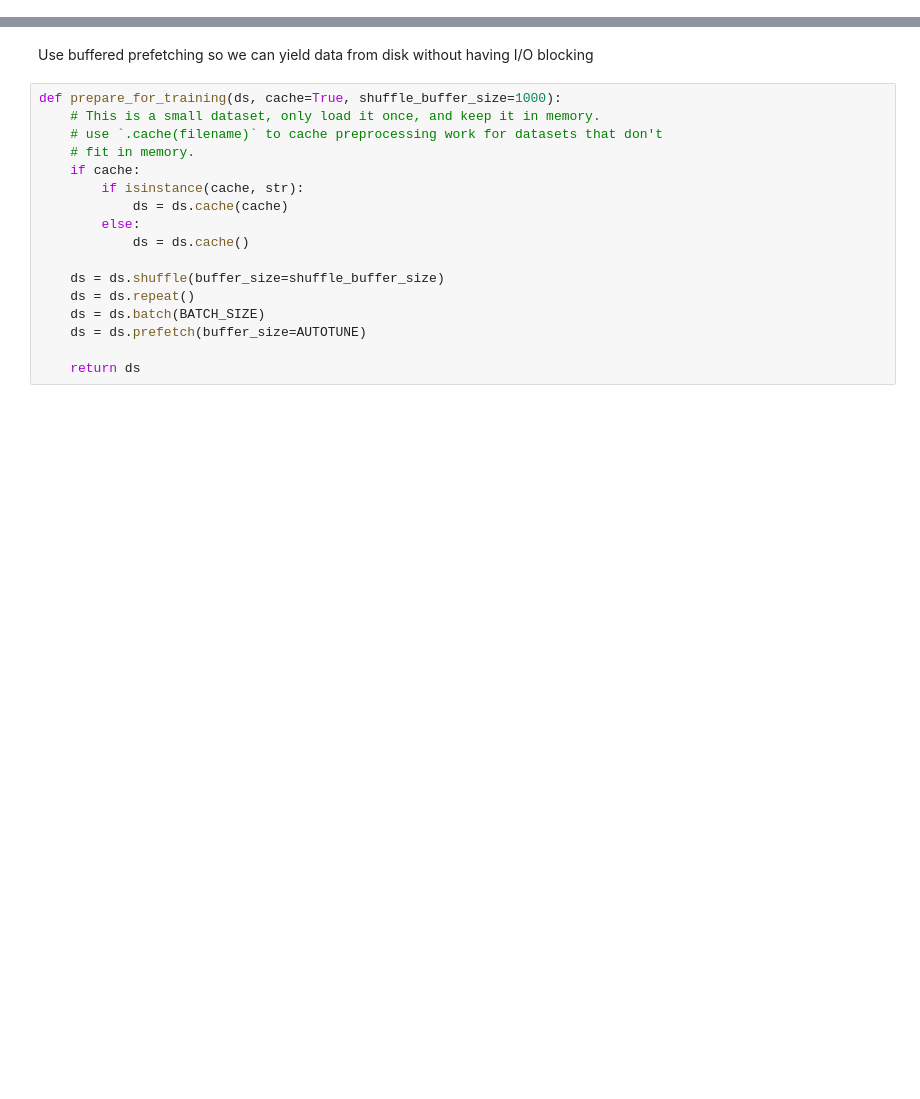
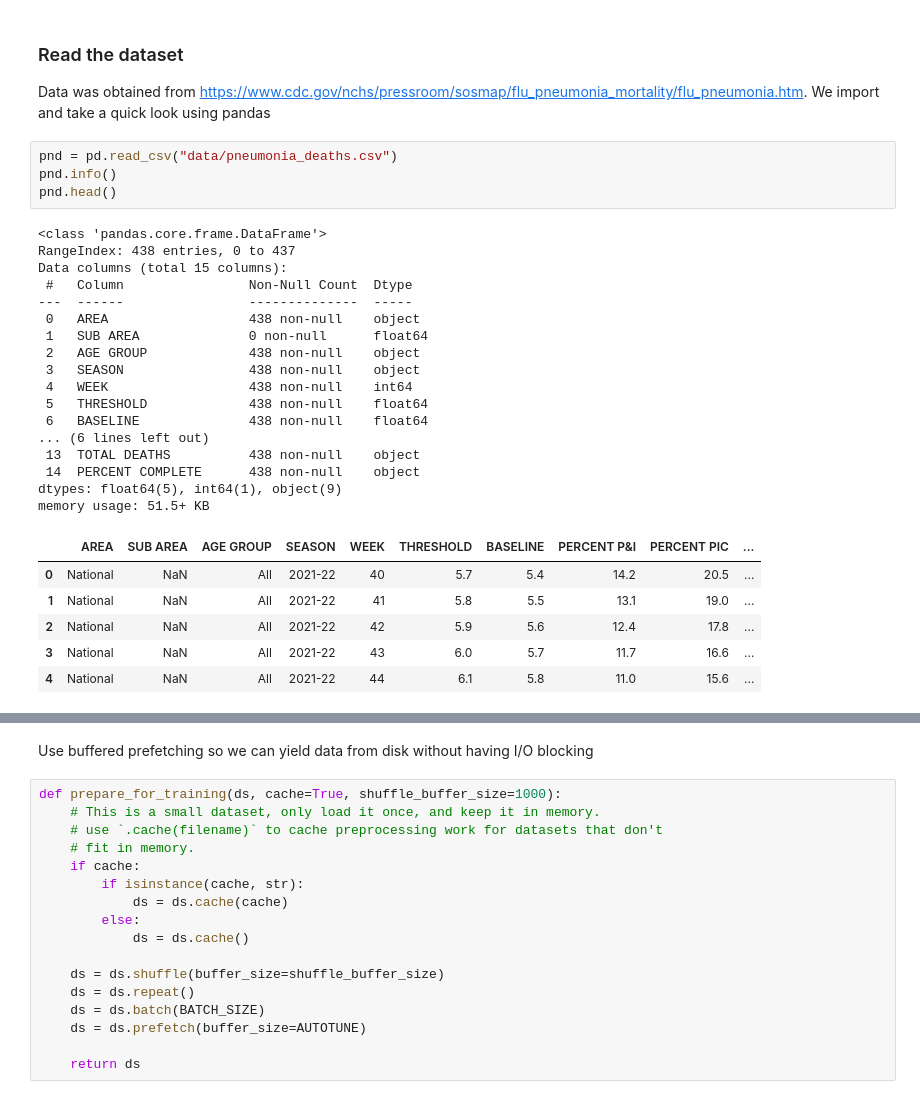
Before and after one commit to shaunsingh/xray-pneumonia-transfer-learning-edge-tpu, a Jupyter notebook: Pneumonia Detection on Edge TPU.ipynb, the cells around one changed output, grey strips where cells are left out. Drawn from its saved outputs; the diff is of its cells as text; blank space fills up the shorter version.

```diff
--- a/Pneumonia Detection on Edge TPU.ipynb
+++ b/Pneumonia Detection on Edge TPU.ipynb
@@ -25,0 +76,31 @@ Import Pneumonia Dataset (from google store for tpu) + set variables (batch, epo
+# %% [markdown]
+### Read the dataset
+Data was obtained from https://www.cdc.gov/nchs/pressroom/sosmap/flu_pneumonia_mortality/flu_pneumonia.htm. We import and take a quick look using pandas
+# %%
+pnd = pd.read_csv("data/pneumonia_deaths.csv")
+pnd.info()
+pnd.head()
+# %% [output]
+<class 'pandas.core.frame.DataFrame'>
+RangeIndex: 438 entries, 0 to 437
+Data columns (total 15 columns):
+ #   Column                Non-Null Count  Dtype
+---  ------                --------------  -----
+ 0   AREA                  438 non-null    object
+ 1   SUB AREA              0 non-null      float64
+ 2   AGE GROUP             438 non-null    object
+ 3   SEASON                438 non-null    object
+ 4   WEEK                  438 non-null    int64
+ 5   THRESHOLD             438 non-null    float64
+ 6   BASELINE              438 non-null    float64
+... (6 lines left out)
+ 13  TOTAL DEATHS          438 non-null    object
+ 14  PERCENT COMPLETE      438 non-null    object
+dtypes: float64(5), int64(1), object(9)
+memory usage: 51.5+ KB
+|  | AREA | SUB AREA | AGE GROUP | SEASON | WEEK | THRESHOLD | BASELINE | PERCENT P&I | PERCENT PIC | ... |
+| 0 | National | NaN | All | 2021-22 | 40 | 5.7 | 5.4 | 14.2 | 20.5 | ... |
+| 1 | National | NaN | All | 2021-22 | 41 | 5.8 | 5.5 | 13.1 | 19.0 | ... |
+| 2 | National | NaN | All | 2021-22 | 42 | 5.9 | 5.6 | 12.4 | 17.8 | ... |
+| 3 | National | NaN | All | 2021-22 | 43 | 6.0 | 5.7 | 11.7 | 16.6 | ... |
+| 4 | National | NaN | All | 2021-22 | 44 | 6.1 | 5.8 | 11.0 | 15.6 | ... |
```
Also changed, not shown: parts of 59 cells of this notebook, 9 other files.
